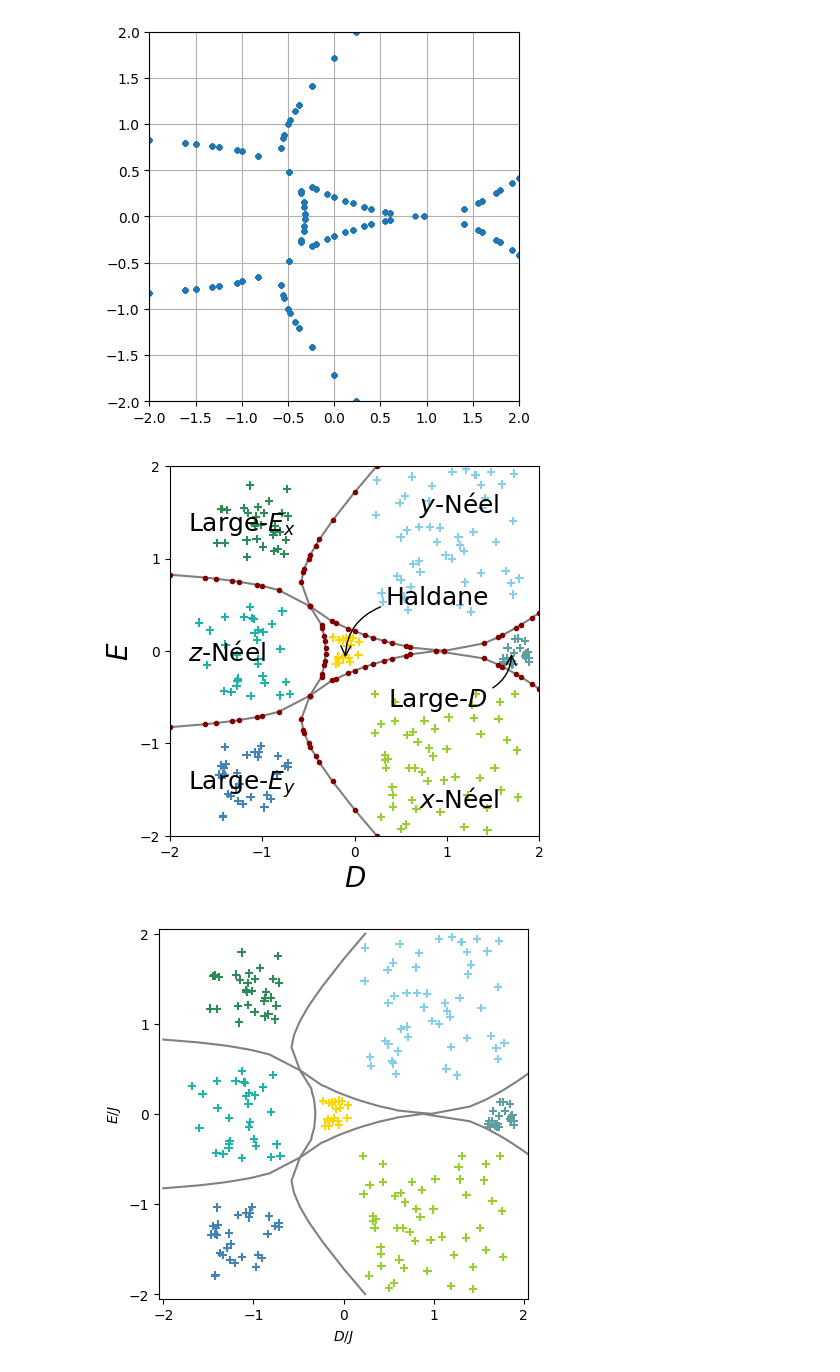
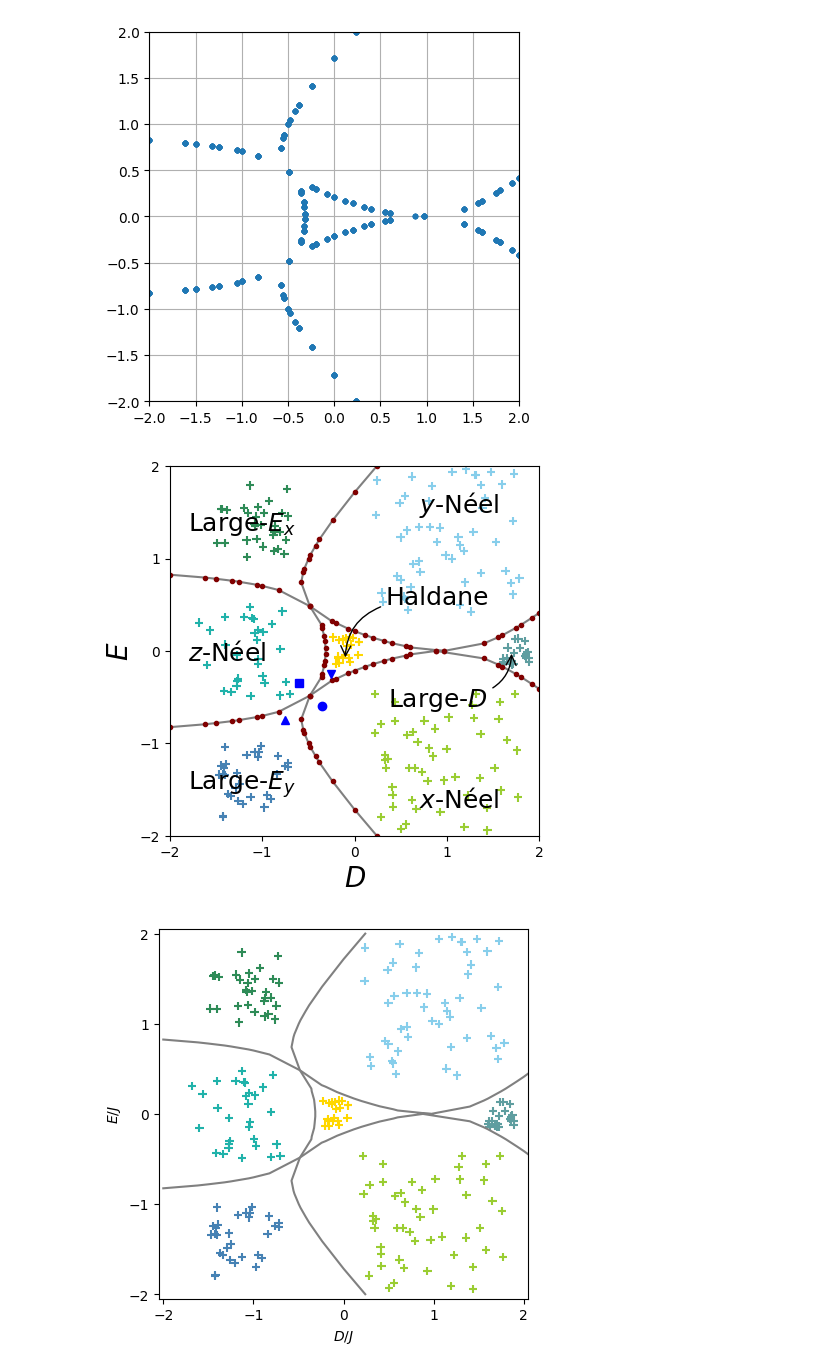
Before and after one commit to mehrankhosrojerdi/4th_project_with_UCL, a Jupyter notebook: dataset/recunstruct_phase_diagram.ipynb, the cells around one changed output. Saved outputs shown, nothing was run; the diff lists cells and outputs as text; code cells hidden in the pictures.

```diff
--- a/dataset/recunstruct_phase_diagram.ipynb
+++ b/dataset/recunstruct_phase_diagram.ipynb
@@ -38,35 +38,38 @@ plt.plot(x3, y3, '-', color = 'gray')
 plt.plot(x3, y3, '.', color = 'maroon')
 plt.axis('square')
 plt.xlim(-2,2),plt.ylim(-2,2)
 plt.xticks([-2,-1,0,1,2]),plt.yticks([-2,-1,0,1,2])
 plt.xlabel('$D$', fontsize=20)
 plt.ylabel('$E$', fontsize=20)
 plt.text(x=-1.8, y=-1.5, s='Large-$E_y$', fontsize=18)
 plt.text(x = -1.8, y = -.1, s = '$z$-Néel',fontsize=18)
 plt.text(x = -1.8, y = 1.3, s = 'Large-$E_x$', fontsize=18)
 plt.text(x = .7, y = -1.7, s = '$x$-Néel', fontsize=18)
 plt.text(x = .7, y = 1.5, s = '$y$-Néel', fontsize=18)
 plt.annotate('Haldane',xy=(-.1,-.1), xytext=(0.9,0.5), arrowprops={'arrowstyle':'->', 'connectionstyle':"angle3,angleA=180,angleB=90"} ,horizontalalignment='center', fontsize=18)
 plt.annotate('Large-$D$', xy = (1.7,0), xytext=(.9,-.6), arrowprops={'arrowstyle':'->', 'connectionstyle':"angle3,angleA=180,angleB=90"} ,horizontalalignment='center',fontsize=18)
 
-
+plt.plot(-.6,-.35,'s', color='blue')
+plt.plot(-.35,-.6,'o', color='blue')
+plt.plot(-.25,-.25,'v', color='blue')
+plt.plot(-.75,-.75,'^', color='blue')
 data = pd.read_csv('random_train_dataset.csv')
 x = data['x']
 y = data['y']
 target = data['target']
 
 custom_colors = ['seagreen', 'steelblue', 'lightseagreen', 'skyblue', 'yellowgreen', 'cadetblue', 'gold']
 
 # Map each target to its corresponding color
 colors = [custom_colors[t] for t in target]
 
 # Scatter plot using manually assigned colors
 plt.scatter(x, y, c=colors, marker='+')
 
 plt.savefig('Original_phase_diagram.png', dpi=1000)
 plt.show()
 # %% [output]
-[figure, old version]
+[figure, new version]
 # %%
 data = pd.read_csv('random_train_dataset.csv')
 x = data['x']
```
Also changed, not shown: 54 other files.
